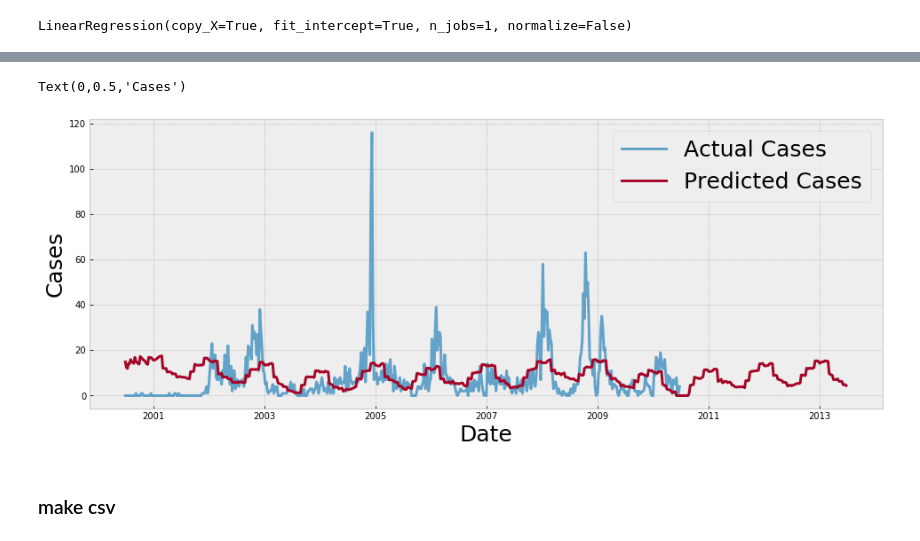
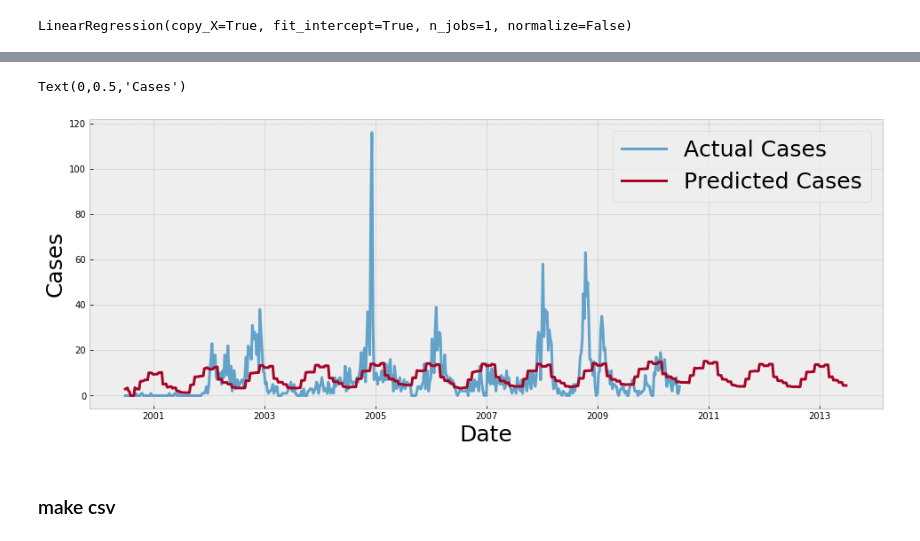
Before and after one commit to Dinuka77/DengAI, a Jupyter notebook: predicting-dengue/6 - DENGUE - BEST MODEL.ipynb, the cells around one changed output, grey strips where cells are left out. Saved outputs shown, nothing was run; the diff lists cells and outputs as text; code cells hidden in the pictures.

```diff
--- a/predicting-dengue/6 - DENGUE - BEST MODEL.ipynb
+++ b/predicting-dengue/6 - DENGUE - BEST MODEL.ipynb
@@ -579,18 +589,20 @@ iq_residuals_all = y - monthly_trend
 # create test df of rolling weather stats
 # rolling means df
 Xtrain_means1 = df_iq['station_avg_temp_c'].rolling(window = 53).mean()[60:520]
+Xtrain_means3 = df_iq['reanalysis_specific_humidity_g_per_kg'].rolling(window = 53).mean()[60:520] # elixir
 
 # combine all dfs
-Xtrain = pd.concat([Xtrain_means1], axis = 1)
+Xtrain = pd.concat([Xtrain_means3], axis = 1)
 ytrain = iq_residuals_all[60:]
 
 
 # create test df on rolling weather stats
 # rolling means df
 Xtest_means1 = df_iq['station_avg_temp_c'].rolling(window = 53).mean()[520:]
+Xtest_means3 = df_iq['reanalysis_specific_humidity_g_per_kg'].rolling(window = 53).mean()[520:]
 
 # combine all dfs
-Xtest_weather = pd.concat([Xtest_means1], axis = 1)
+Xtest_weather = pd.concat([Xtest_means3], axis = 1)
 
 # fit on model
 lr_iq_resid = LinearRegression()
@@ -613,27 +626,28 @@ plt.plot(iq_cases_pred)
 # %%
 ### make plot of best model predictions and actual cases over all time period for iq
 
 # monthly trend
 iq_month_preds = lr_iq_month.predict(pd.get_dummies(df_iq['month'], prefix='month'))
 # predicted residuals
 weather1 = df_iq[['station_avg_temp_c']].rolling(window=53, min_periods=1).mean()
 weather2 = df_iq[['ndvi_se']].rolling(window=10, min_periods=1).mean()
-weather_all = pd.concat([weather1], axis = 1)
+weather3 = df_iq[['reanalysis_specific_humidity_g_per_kg']].rolling(window=53, min_periods=1).mean()
+weather_all = pd.concat([weather3], axis = 1)
 iq_resid_predicts = lr_iq_resid.predict(weather_all)
 # monthly + residuals
 pred_cases = pd.Series(iq_month_preds + iq_resid_predicts)
 pred_cases = pred_cases.apply(lambda x: 0 if x < 1 else x)
 
 plt.figure(figsize=(16, 6))
 plt.plot(df_iq.index[:520], cases_iq, label = 'Actual Cases', linewidth = 3, alpha = .75)
 plt.plot(df_iq.index, pred_cases, label = 'Predicted Cases', linewidth = 3)
 
 plt.legend(fontsize=25)
 plt.xlabel('Date', fontsize = 25)
 plt.ylabel('Cases', fontsize = 25)
 # %% [output]
 Text(0,0.5,'Cases')
-[figure, old version]
+[figure, new version]
 # %% [markdown]
 ### make csv
 # %%
```
Also changed, not shown: parts of 6 cells of this notebook, 1 other file.
